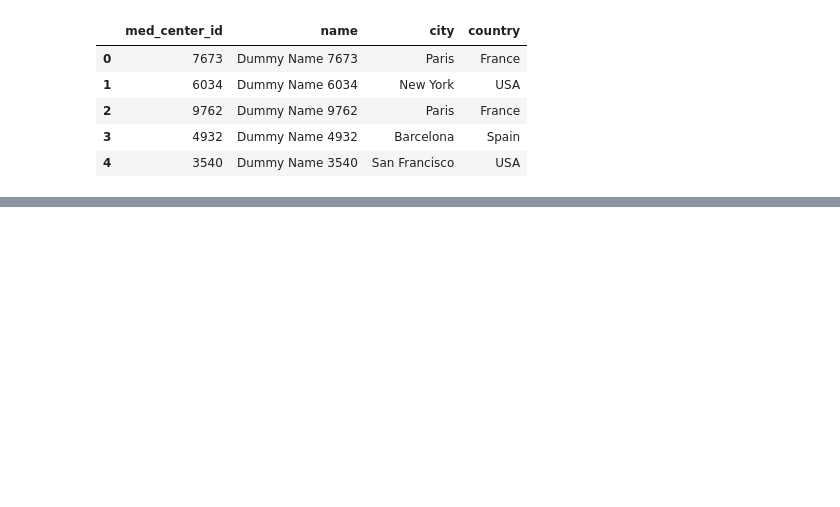
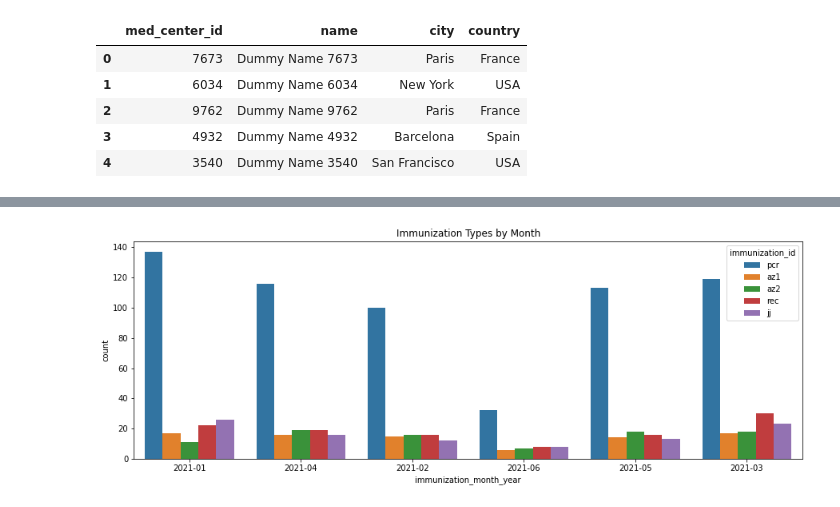
Before and after one commit to polinabee/Immunization_blockchain, a Jupyter notebook: analytics/data_mockup.ipynb, the cells around one changed output, grey strips where cells are left out. Saved outputs shown, nothing was run; the diff lists cells and outputs as text; code cells hidden in the pictures; blank space fills up the shorter version.

```diff
--- a/analytics/data_mockup.ipynb
+++ b/analytics/data_mockup.ipynb
@@ -186,0 +221,6 @@ sns.countplot(data=travel_df, x="travel_month", hue="immunity_status")
+# %%
+plt.figure(figsize=(15, 5))
+plt.title('Immunization Types by Month')
+ax = sns.countplot(hue="immunization_id", x='immunization_month_year',data=vax_rec_df)
+# %% [output]
+[figure, added]
```
Also changed, not shown: parts of 7 cells of this notebook, 1 other file.
